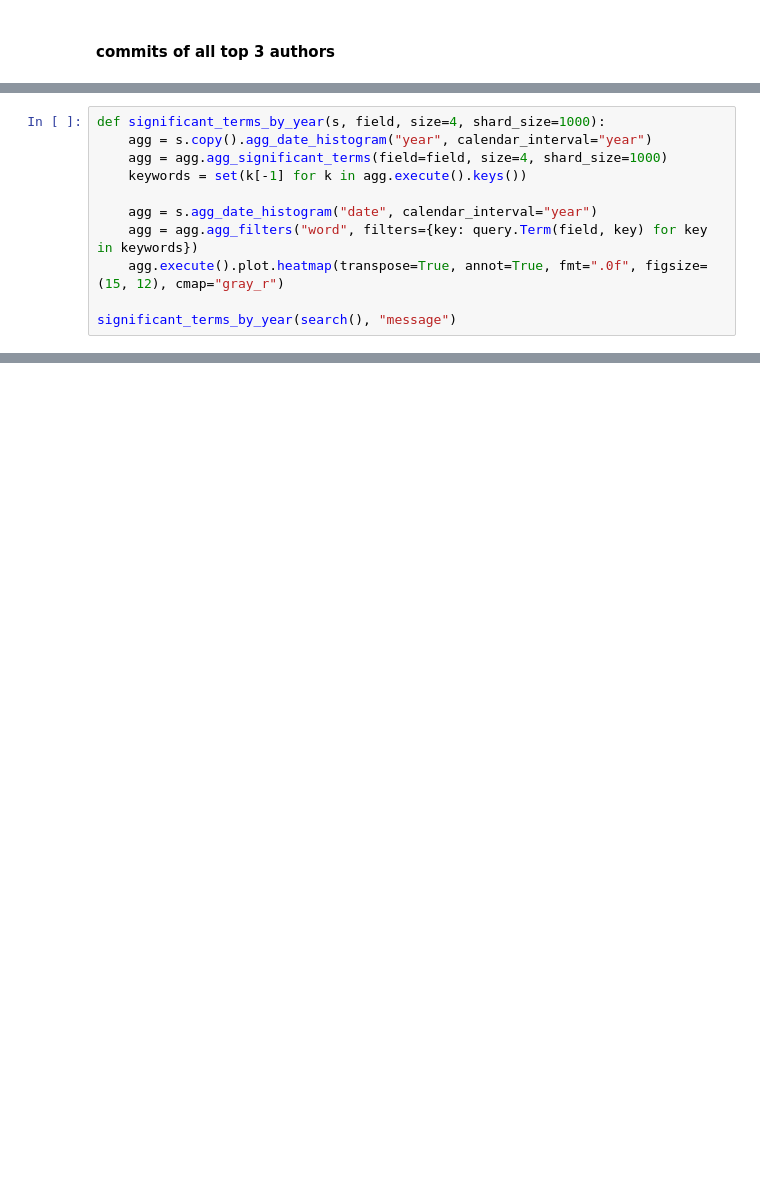
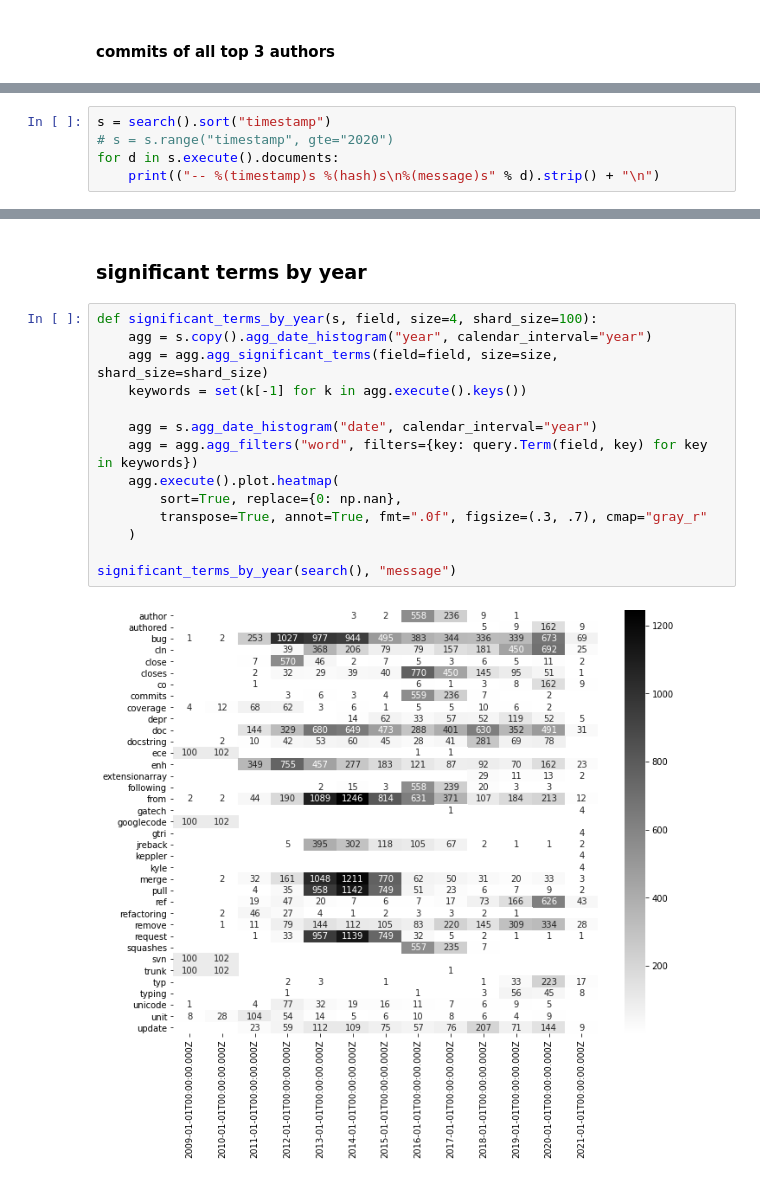
Before and after one commit to netzkolchose/elastipy, a Jupyter notebook: examples/gitlogs.ipynb, the cells around one changed output, grey strips where cells are left out. Drawn from its saved outputs; the diff is of its cells as text; blank space fills up the shorter version.

```diff
--- a/examples/gitlogs.ipynb
+++ b/examples/gitlogs.ipynb
@@ -87,11 +78,0 @@ print(next(global_authors.values()), "authors at all")
-# %%
-def significant_terms_by_year(s, field, size=4, shard_size=1000):
-    agg = s.copy().agg_date_histogram("year", calendar_interval="year")
-    agg = agg.agg_significant_terms(field=field, size=4, shard_size=1000)
-    keywords = set(k[-1] for k in agg.execute().keys())
-
-    agg = s.agg_date_histogram("date", calendar_interval="year")
-    agg = agg.agg_filters("word", filters={key: query.Term(field, key) for key in keywords})
-    agg.execute().plot.heatmap(transpose=True, annot=True, fmt=".0f", figsize=(15, 12), cmap="gray_r")
-
-significant_terms_by_year(search(), "message")
@@ -151,0 +124,5 @@ s.execute().dump.documents()
+# %%
+s = search().sort("timestamp")
+# s = s.range("timestamp", gte="2020")
+for d in s.execute().documents:
+    print(("-- %(timestamp)s %(hash)s\n%(message)s" % d).strip() + "\n")
@@ -151,0 +147,18 @@ s.execute().dump.documents()
+# %% [markdown]
+### significant terms by year
+# %%
+def significant_terms_by_year(s, field, size=4, shard_size=100):
+    agg = s.copy().agg_date_histogram("year", calendar_interval="year")
+    agg = agg.agg_significant_terms(field=field, size=size, shard_size=shard_size)
+    keywords = set(k[-1] for k in agg.execute().keys())
+
+    agg = s.agg_date_histogram("date", calendar_interval="year")
+    agg = agg.agg_filters("word", filters={key: query.Term(field, key) for key in keywords})
+    agg.execute().plot.heatmap(
+        sort=True, replace={0: np.nan},
+        transpose=True, annot=True, fmt=".0f", figsize=(.3, .7), cmap="gray_r"
+    )
+
+significant_terms_by_year(search(), "message")
+# %% [output]
+[figure, added]
```
Also changed, not shown: parts of 49 cells of this notebook, 17 other files.
